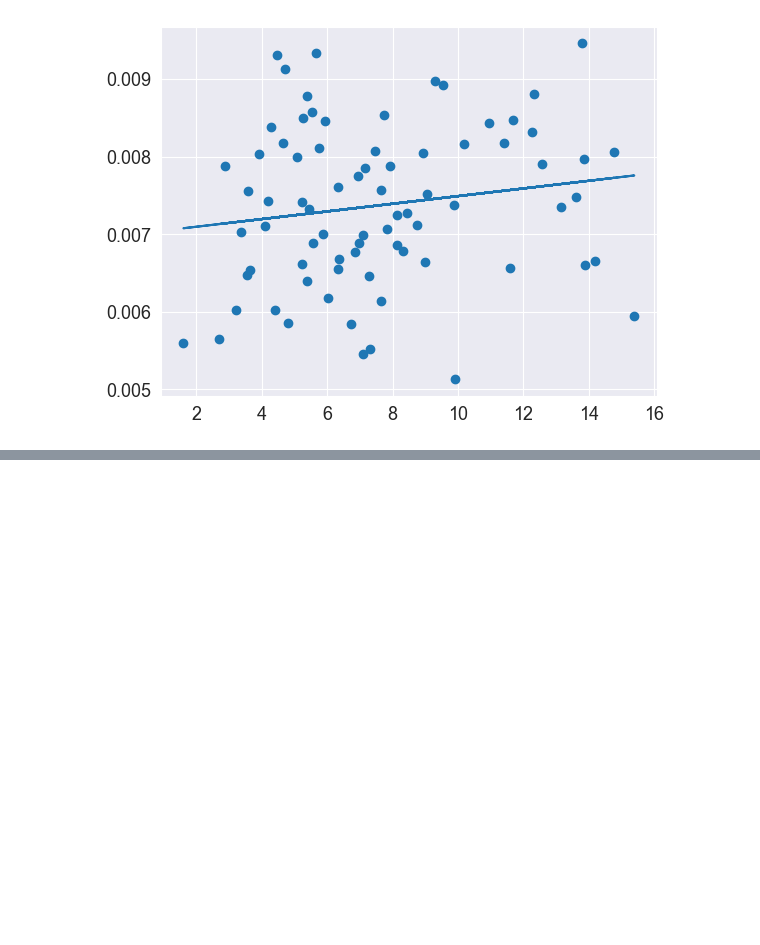
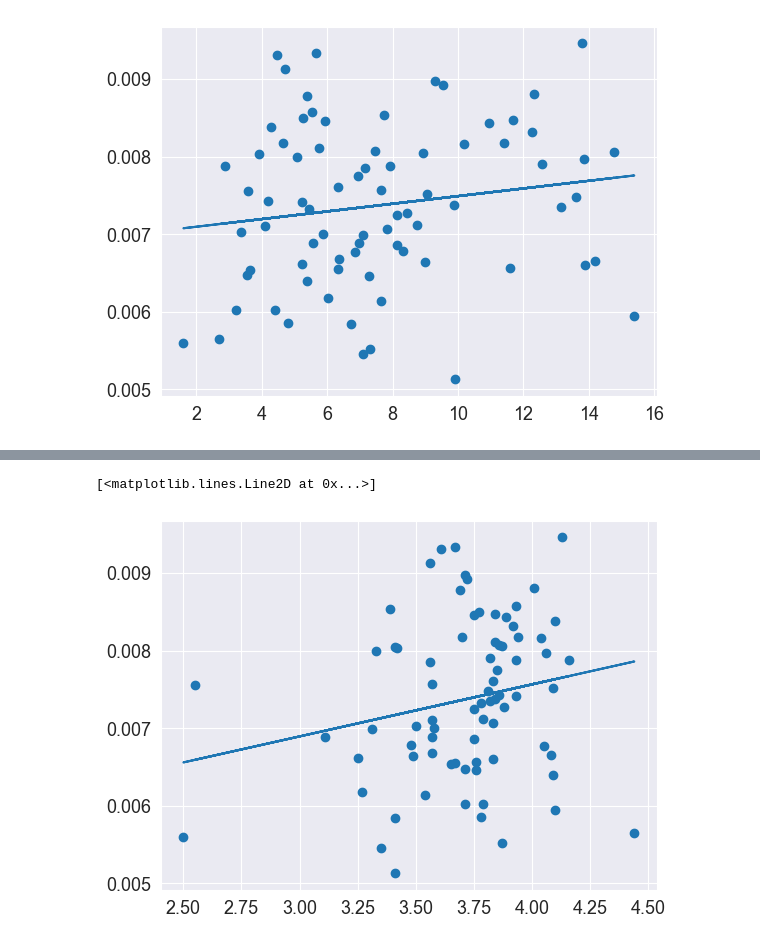
Before and after one commit to jenniferouyang/Cliches-and-19th-Century-English-Novelists, a Jupyter notebook: model.ipynb, the cells around one changed output, grey strips where cells are left out. Saved outputs shown, nothing was run; the diff lists cells and outputs as text; code cells hidden in the pictures; blank space fills up the shorter version.

```diff
--- a/model.ipynb
+++ b/model.ipynb
@@ -85,0 +99,13 @@ plt.plot(x, a*x+b)
+# %%
+x = df["average_rating"]
+y = df["cliche_ratio"]
+
+# line of best fit
+a, b = np.polyfit(x, y, 1)
+
+# add points + line
+plt.scatter(x,y)
+plt.plot(x, a*x+b)
+# %% [output]
+[<matplotlib.lines.Line2D at 0x...>]
+[figure, added]
```
Also changed, not shown: parts of 2 cells of this notebook.
